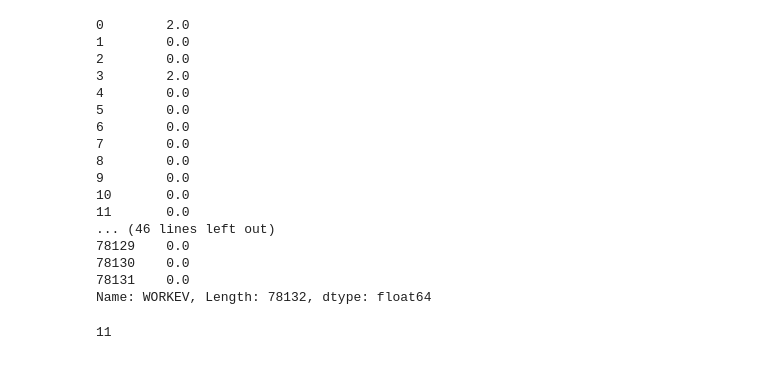
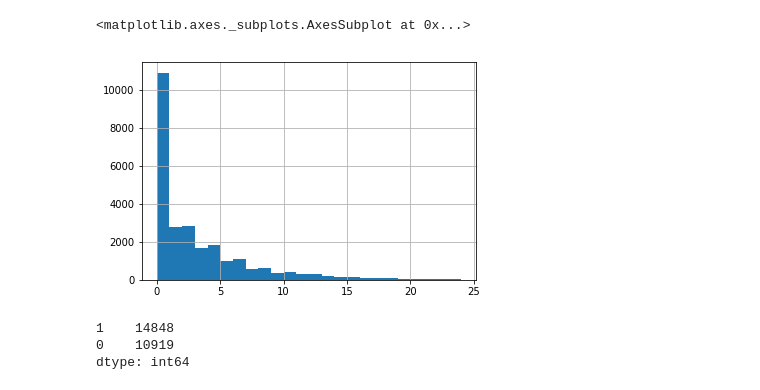
Before and after one commit to kchawla-pi/nhis-analysis, a Jupyter notebook: nhis.ipynb, the cells around one changed output. Cells and saved outputs as stored; diff of their text form; code cells hidden in the pictures.

```diff
--- a/nhis.ipynb
+++ b/nhis.ipynb
@@ -7 +119,21 @@ data = pd.read_feather('data.feather')
+# %%
+# X
+X = data[all_features]
+
+# y
+k6 = ['AEFFORT','ASAD','ANERVOUS','ARESTLESS','AHOPELESS','AWORTHLESS']
+y = data[k6].sum(axis=1)  # K6 target [0..24]
+ybin = (y != 0).astype(int)  # binary target
+
+# keep only in universe samples
+mask = np.full((data.shape[0]), True, dtype=bool)
+for f in k6:
+    for v in (6,7,8,9):
+        # 6: not applicable (child or not selected)
+        # 7,8,9: missing
+        mask = np.logical_and(mask, data[k6][f] != v)
+
+X = X[mask]
+y = y[mask]
+ybin = ybin[mask]
 # %%
@@ -114,20 +142,0 @@ missing_map = {'REGION': (8,9),
-# %%
-data['WORKEV']
-# %% [output]
-0        2.0
-1        0.0
-2        0.0
-3        2.0
-4        0.0
-5        0.0
-6        0.0
-7        0.0
-8        0.0
-9        0.0
-10       0.0
-11       0.0
-... (46 lines left out)
-78129    0.0
-78130    0.0
-78131    0.0
-Name: WORKEV, Length: 78132, dtype: float64
@@ -144,24 +143,11 @@ for feature in numerical:
-# %%
-X = data[categorical + numerical]
-
-all_targets = ['AEFFORT','AFEELINT1MO','AHOPELESS','ANERVOUS','ARESTLESS',
-           'ASAD','AWORTHLESS','DEPFREQ','DEPRX','DEPFEELEVL']
-
-k6 = ['AEFFORT','ASAD','ANERVOUS','ARESTLESS','AHOPELESS','AWORTHLESS']
-
-y = data[k6]
-
-mask = np.full((data.shape[0]), True, dtype=bool)
-for f in k6:
-    for v in (6,7,8,9):
-        # 6: not applicable (child or not selected)
-        # 7,8,9: missing
-        mask = np.logical_and(mask, y[f] != v)
-
-y = y[mask].sum(axis=1)
-X = X[mask]
-# %%
-# drop full missing values features
-full_missing = (X.count() == 0).sum()
-# %% [output]
-11
+# %%
+y.hist(bins=24)
+# %% [output]
+<matplotlib.axes._subplots.AxesSubplot at 0x...>
+[figure, added]
+# %%
+ybin.value_counts()
+# %% [output]
+1    14848
+0    10919
+dtype: int64
```
Also changed, not shown: parts of 16 cells of this notebook.
